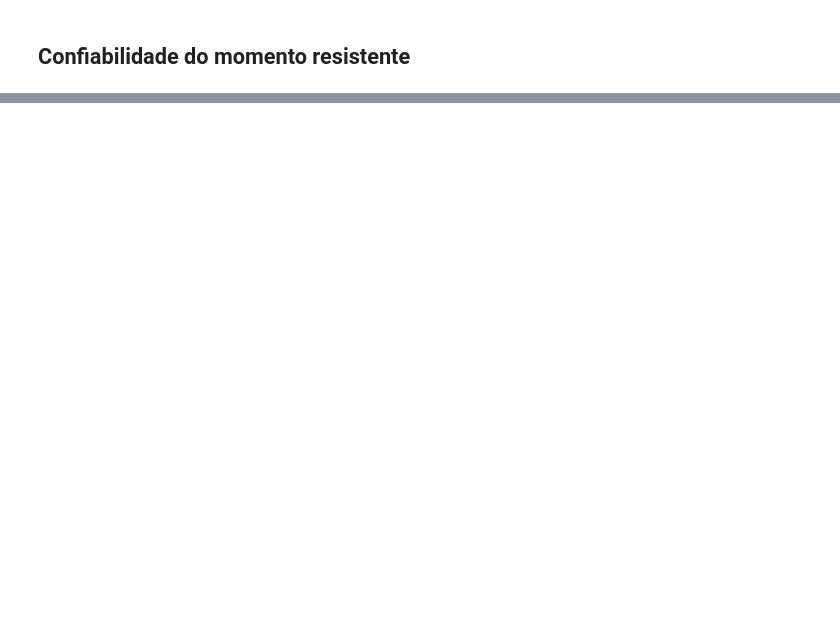
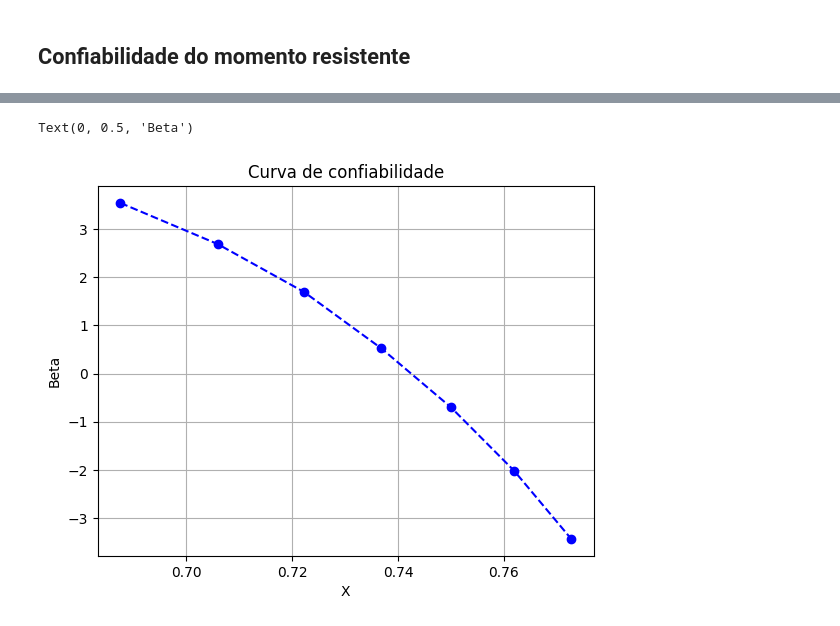
Before and after one commit to enzosakamoto/confiabilidade-viga-mista, a Jupyter notebook: main.ipynb, the cells around one changed output, grey strips where cells are left out. Saved outputs shown, nothing was run; the diff lists cells and outputs as text; code cells hidden in the pictures; blank space fills up the shorter version.

Commit message:
feat: adicionado o cálculo do índice de confiabilidade (beta)

```diff
--- a/main.ipynb
+++ b/main.ipynb
@@ -32,7 +31,7 @@ display(tabela)
 ## Definindo funções
 # %%
 def calculo_destribuicao_media(media: float, desvpad: float, area: bool = False) -> list:
-    AMOSTRAS: int = 1000
+    AMOSTRAS: int = 10000
     medias: list = []
     areas: list = []
 
@@ -251,15 +261,32 @@ Momentos resistentes da laje de concreto:
 
 probabilidades_falhas: list = []
 
-for i in momento_solicitante_projeto:
-    print(i)
+for i in momentos_solicitante_projeto:
     falhas: int = 0
     for j in range(len(momentos_resistente_laje_concreto)):
         if momentos_resistente_laje_concreto[j] - i < 0:
-            print(f'Momento solicitante: {i} e Momento resistente: {momentos_resistente_laje_concreto[j]}')
+            # print(f'Momento solicitante: {i} e Momento resistente: {momentos_resistente_laje_concreto[j]}')
             falhas += 1
+    # print(f'Falhas: {falhas}')
     probabilidades_falhas.append(falhas / len(momentos_resistente_laje_concreto))
 
-print(f'Falhas: {falhas}')
+
 print(f'Probabilidades de falha: {probabilidades_falhas}')
+
+# Cálculo do Índice de Confiabilidade (Beta)
+
+betas: list = []
+
+for i in probabilidades_falhas:
+    aux = -norm.ppf(i)
+    betas.append(aux)
+    print(f'Índice de confiabilidade: {aux}')
+
+# Cálculo do CHI (X)
+
+chi: list = []
+
+for i in range(len(carga_utilizacao_q2)):
+    chi.append(carga_utilizacao_q2[i] / (carga_utilizacao_q2[i] + carga_permanente_g2))
+    print(f'Chi: {chi[i]}')
 # %% [output]
@@ -275,0 +312,9 @@ Probabilidades de falha: [0.007]
+# %%
+plt.plot(chi, betas, 'bo--')
+plt.grid()
+plt.title('Curva de confiabilidade')
+plt.xlabel('X')
+plt.ylabel('Beta')
+# %% [output]
+Text(0, 0.5, 'Beta')
+[figure, added]
```
Also changed, not shown: parts of 5 cells of this notebook.
